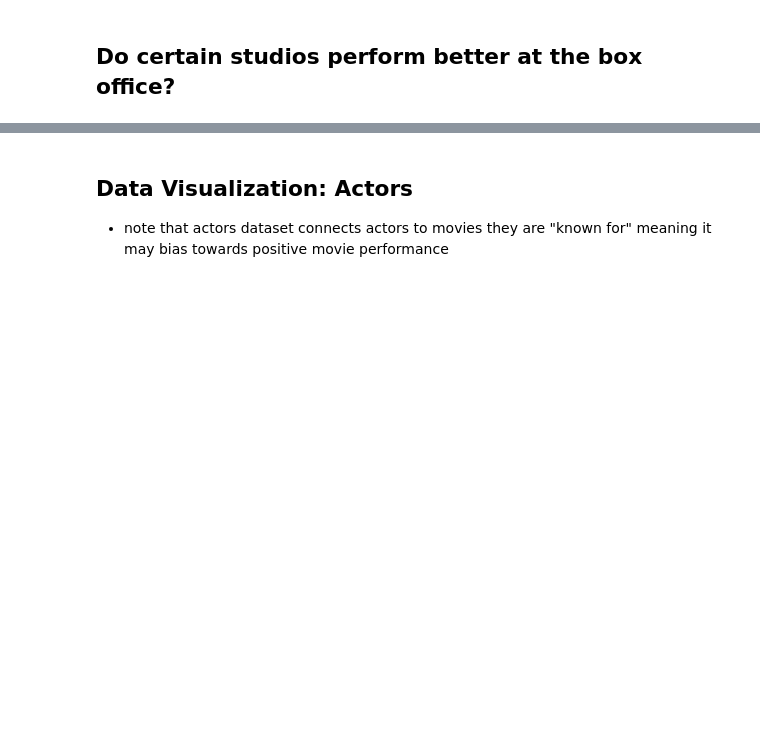
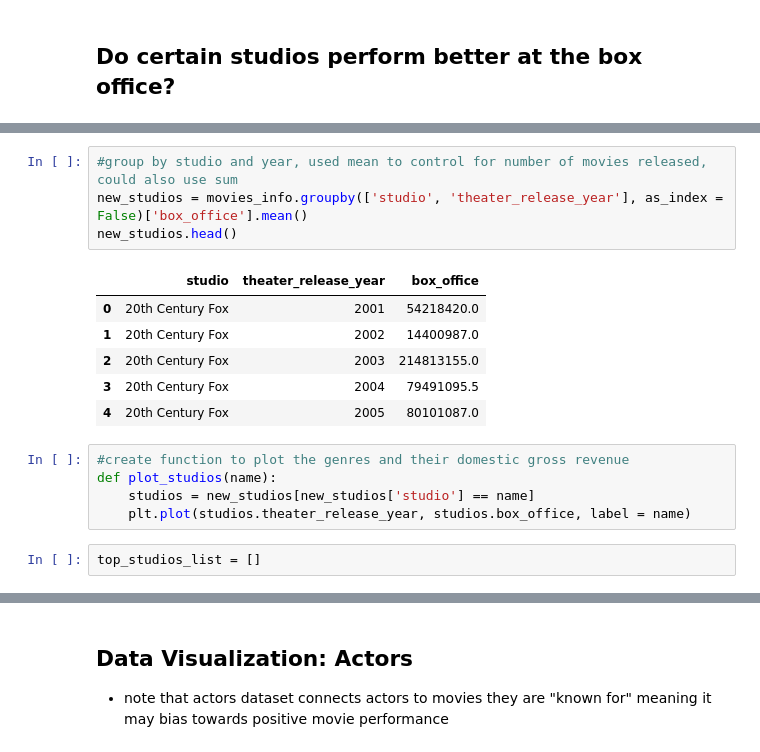
Before and after one commit to tramsay-deloitte/Dollywood, a Jupyter notebook: Thomas - Data Exploration.ipynb, the cells around one changed output, grey strips where cells are left out. Saved outputs shown, nothing was run; the diff lists cells and outputs as text; blank space fills up the shorter version.

```diff
--- a/Thomas - Data Exploration.ipynb
+++ b/Thomas - Data Exploration.ipynb
@@ -740,0 +810,18 @@ movies_info.head()
+# %%
+#group by studio and year, used mean to control for number of movies released, could also use sum
+new_studios = movies_info.groupby(['studio', 'theater_release_year'], as_index = False)['box_office'].mean()
+new_studios.head()
+# %% [output]
+|  | studio | theater_release_year | box_office |
+| 0 | 20th Century Fox | 2001 | 54218420.0 |
+| 1 | 20th Century Fox | 2002 | 14400987.0 |
+| 2 | 20th Century Fox | 2003 | 214813155.0 |
+| 3 | 20th Century Fox | 2004 | 79491095.5 |
+| 4 | 20th Century Fox | 2005 | 80101087.0 |
+# %%
+#create function to plot the genres and their domestic gross revenue
+def plot_studios(name):
+    studios = new_studios[new_studios['studio'] == name]
+    plt.plot(studios.theater_release_year, studios.box_office, label = name)
+# %%
+top_studios_list = []
```
Also changed, not shown: parts of 9 cells of this notebook.
